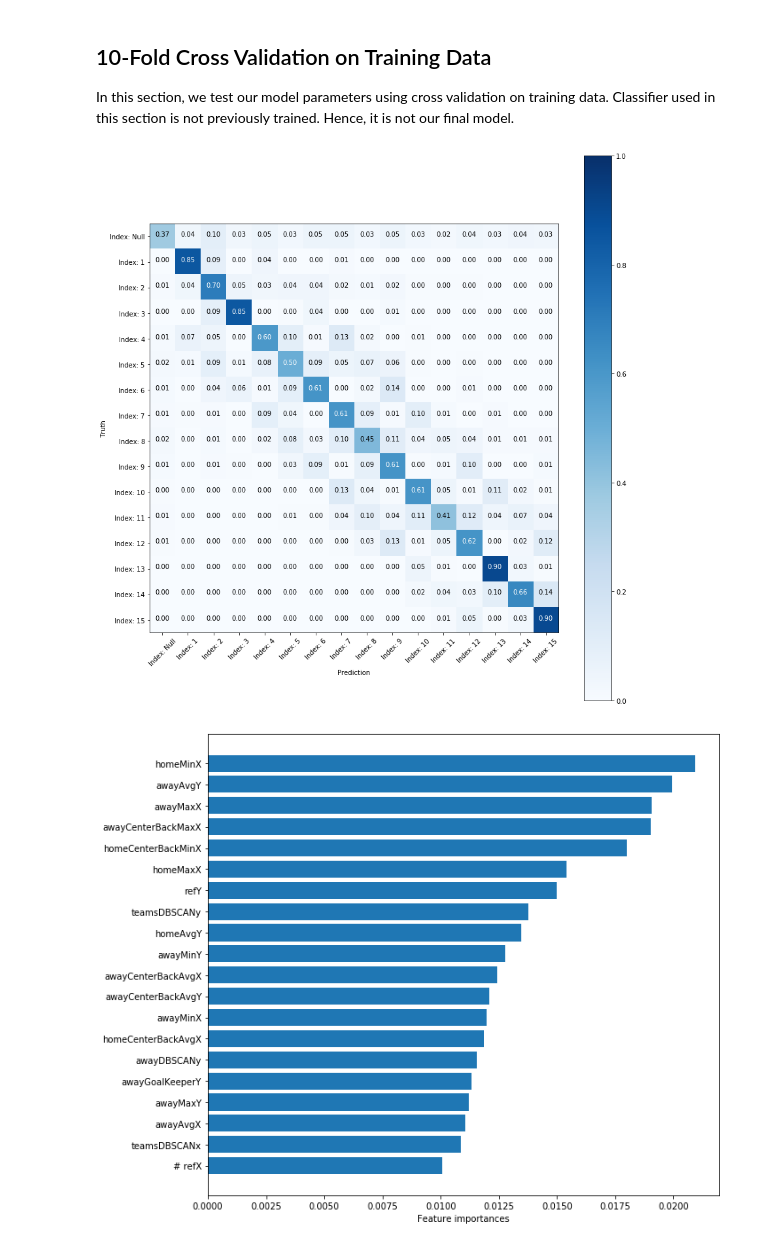
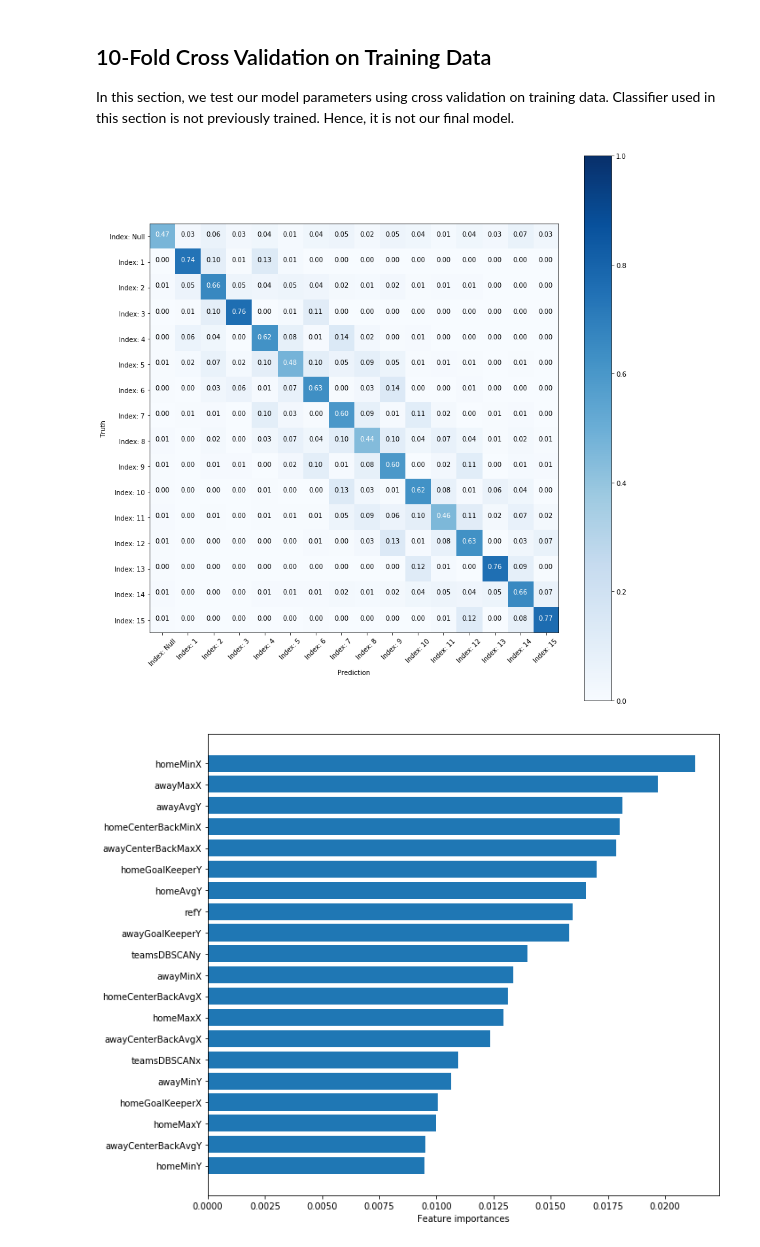
Before and after one commit to anaramirli/predict-soccer-ball-location, a Jupyter notebook: src/classifier-testing.ipynb, the cells around one changed output. Saved outputs shown, nothing was run; the diff lists cells and outputs as text; code cells hidden in the pictures.

```diff
--- a/src/classifier-testing.ipynb
+++ b/src/classifier-testing.ipynb
@@ -85,0 +111,29 @@ def random_forest_cv(clf, X, y, feature_names, classes=None, k=10):
+# %%
+if Counter(train_data['pitch_index']).most_common(2)[0][0]==0:
+        max_occurecnce = Counter(train_data['pitch_index']).most_common(2)[0][1]
+        count=0
+        thserhlod_value=0
+        for key, val in sorted(Counter(train_data['pitch_index']).items()):
+                if key!=0 and key!=1 and key!=3 and key!=13 and key!=15:
+                    thserhlod_value+=val
+                    count+=1
+        thserhlod_value= thserhlod_value//(count)
+
+        # Get indices of zero_indices samples
+        zero_indices = train_data[train_data['pitch_index'] == 0].index
+
+        # Random sample zero_indices
+        random_indices = np.random.choice(zero_indices,thserhlod_value, replace=False)
+
+        # Find the indices of non_zero samples
+        non_zero_indices = train_data[train_data['pitch_index'] != 0].index
+
+        # Concat non_zero_indices indices with sample zero_indices
+        under_sample_indices = np.concatenate([non_zero_indices,random_indices])
+
+        # Get Balance Dataframe
+        train_data = train_data.loc[under_sample_indices]
+
+        train_data = train_data.sample(frac=1).reset_index(drop=True)
+
+describe_dataset(train_data.values[:, -1])
@@ -219,21 +272,24 @@ Pitch index counts
 ## 10-Fold Cross Validation on Training Data
 In this section, we test our model parameters using cross validation on training data. Classifier used in this section is not previously trained. Hence, it is not our final model.
 # %%
+x_train = train_data.values[:, 0:-1]
+y_train = train_data.values[:, -1]
+
 clf = RandomForestClassifier(
     n_estimators=128,
     criterion='gini',
     min_samples_split=12,
     max_features='sqrt',
     class_weight='balanced_subsample'
 )
 cm, fi = random_forest_cv(
     clf,
-    X_out,
-    y_out,
+    x_train,
+    y_train,
     feature_names,
     classes=classes,
     k=10
 )
 # %% [output]
-[figure, old version]
+[figure, new version]
-[figure, old version]
+[figure, new version]
```
Also changed, not shown: parts of 7 cells of this notebook, 3 other files.
